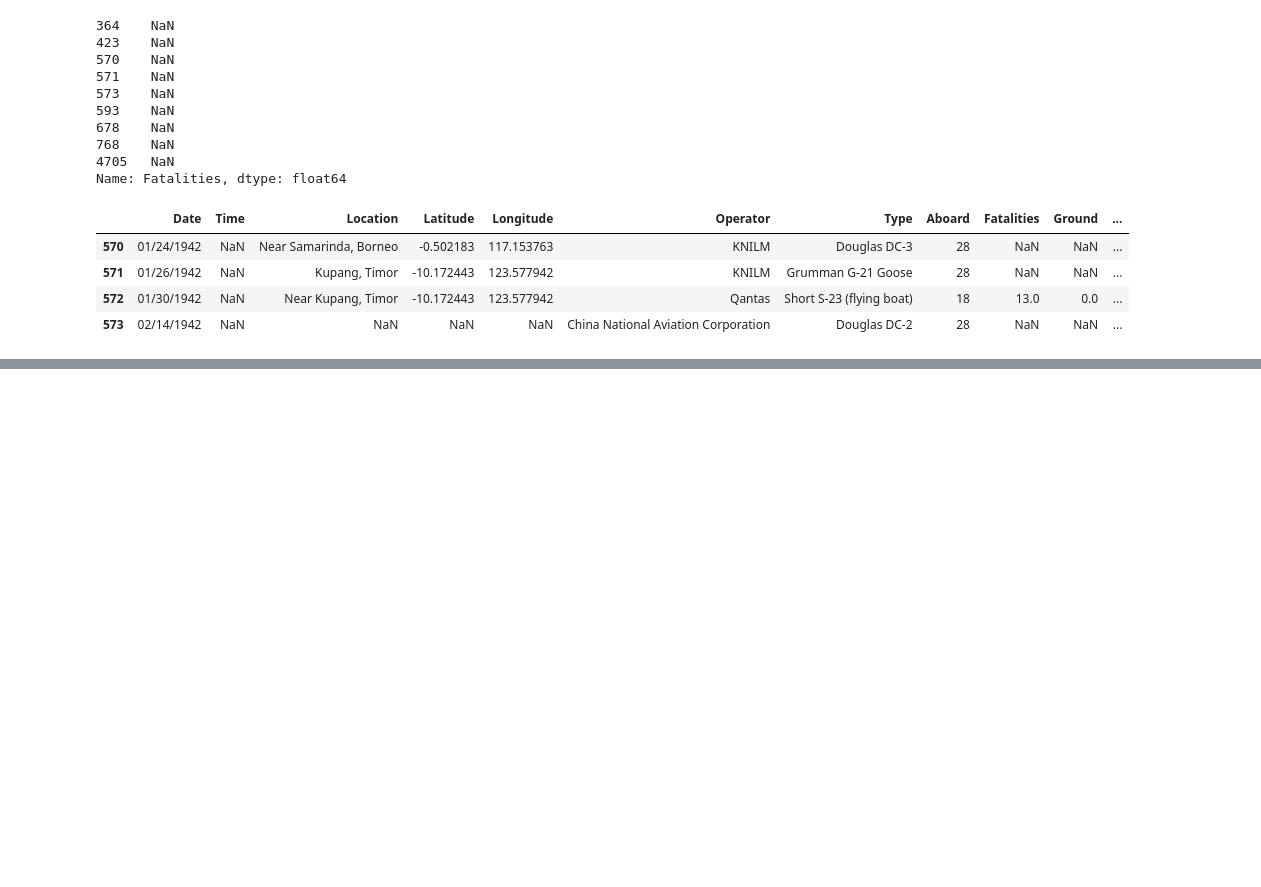
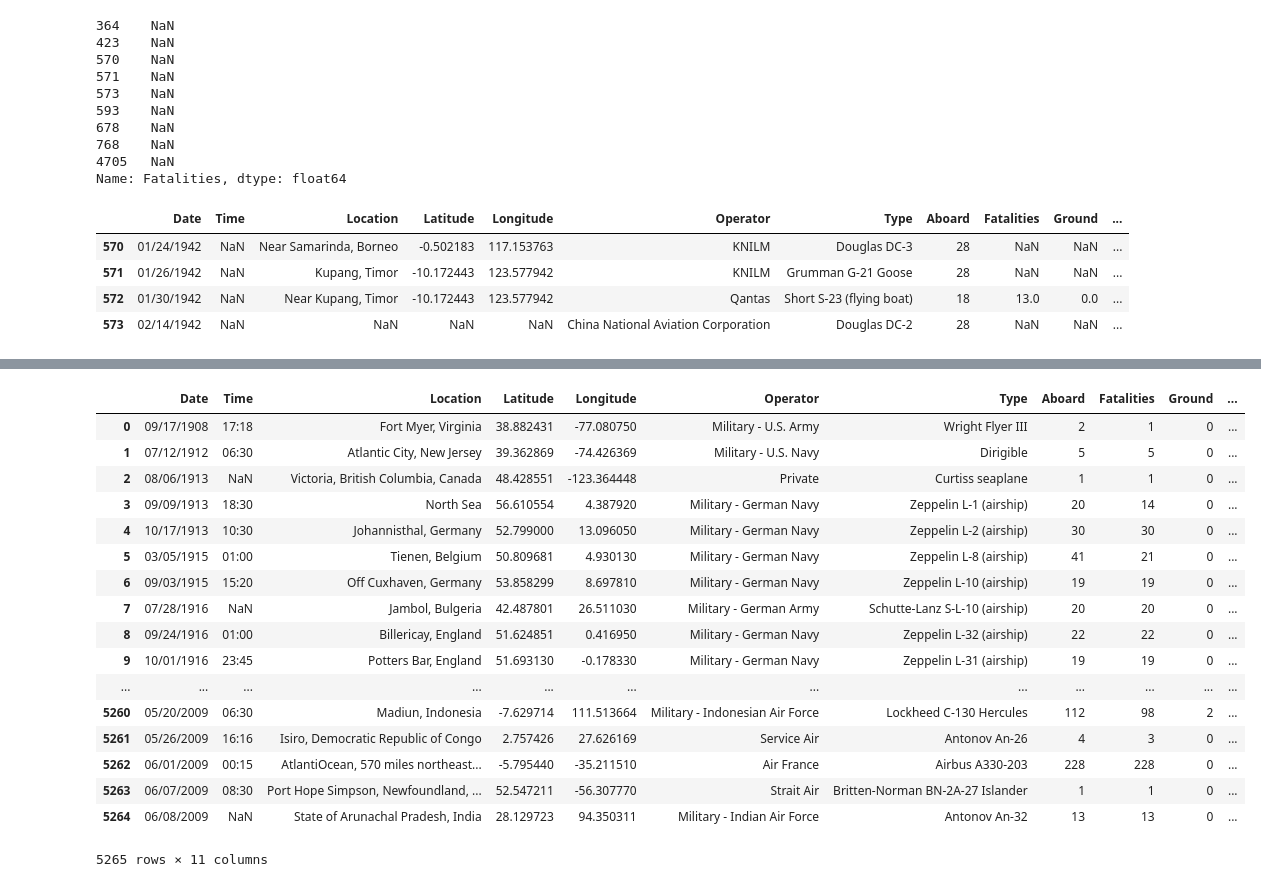
Before and after one commit to CatarinaL/GroupDataVizProjectDIT, a Jupyter notebook: DataPreparation.ipynb, the cells around one changed output, grey strips where cells are left out. Drawn from its saved outputs; the diff is of its cells as text; code cells hidden in the pictures; blank space fills up the shorter version.

Commit message:
DataPreparation almost complete, start of EDA and new clean dataset

```diff
--- a/DataPreparation.ipynb
+++ b/DataPreparation.ipynb
@@ -603,0 +1044,9 @@ Name: Fatalities, dtype: float64
+# %%
+df = dframe.drop([364, 423, 768])
+
+df = df.reset_index(drop=True)
+
+
+df[364:365]
+df_dupes = df.duplicated() #returns a series with bool values
+df_dupes[(df_dupes == True)] #filter: if it returns an empty list, there are no duplicate rows... happy days!
@@ -603,0 +1061,17 @@ Name: Fatalities, dtype: float64
+# %%
+#check if these words are in the values
+df[df.Location.str.contains(r"Near|Off the|Over the")]["Location"]
+
+#to remove/replace those words and then strip trailing whitespaces
+df.Location = df.Location.str.replace("Near", "")
+df.Location = df.Location.str.replace("Off the", "")
+df.Location = df.Location.str.replace("Over the", "")
+df.Location = df.Location.str.strip()
+# %%
+df.Location.replace("", np.nan, inplace = True)
+
+check_nulls("Location", dataframe=df)
+
+df.Summary.replace(np.nan, "No details available.", inplace = True)
+
+check_nulls("Summary", dataframe=df)
@@ -603,0 +1111,12 @@ Name: Fatalities, dtype: float64
+# %%
+
+
+df['Fatalities'] = pd.to_numeric(df['Fatalities'], downcast="integer", errors="coerce")
+
+df.info()
+df["Fatalities"]
+
+df['Ground'] = pd.to_numeric(df['Ground'], downcast="integer", errors="coerce")
+
+df.info()
+df["Ground"]
@@ -603,0 +1163,25 @@ Name: Fatalities, dtype: float64
+# %%
+df.to_csv("dataset/dataframe_export.csv", index=False)
+
+file_path = "dataset/dataframe_export.csv"
+test_exported_df = pd.read_csv(file_path)
+test_exported_df
+# %% [output]
+|  | Date | Time | Location | Latitude | Longitude | Operator | Type | Aboard | Fatalities | Ground | ... |
+| 0 | 09/17/1908 | 17:18 | Fort Myer, Virginia | 38.882431 | -77.080750 | Military - U.S. Army | Wright Flyer III | 2 | 1 | 0 | ... |
+| 1 | 07/12/1912 | 06:30 | Atlantic City, New Jersey | 39.362869 | -74.426369 | Military - U.S. Navy | Dirigible | 5 | 5 | 0 | ... |
+| 2 | 08/06/1913 | NaN | Victoria, British Columbia, Canada | 48.428551 | -123.364448 | Private | Curtiss seaplane | 1 | 1 | 0 | ... |
+| 3 | 09/09/1913 | 18:30 | North Sea | 56.610554 | 4.387920 | Military - German Navy | Zeppelin L-1 (airship) | 20 | 14 | 0 | ... |
+| 4 | 10/17/1913 | 10:30 | Johannisthal, Germany | 52.799000 | 13.096050 | Military - German Navy | Zeppelin L-2 (airship) | 30 | 30 | 0 | ... |
+| 5 | 03/05/1915 | 01:00 | Tienen, Belgium | 50.809681 | 4.930130 | Military - German Navy | Zeppelin L-8 (airship) | 41 | 21 | 0 | ... |
+| 6 | 09/03/1915 | 15:20 | Off Cuxhaven, Germany | 53.858299 | 8.697810 | Military - German Navy | Zeppelin L-10 (airship) | 19 | 19 | 0 | ... |
+| 7 | 07/28/1916 | NaN | Jambol, Bulgeria | 42.487801 | 26.511030 | Military - German Army | Schutte-Lanz S-L-10 (airship) | 20 | 20 | 0 | ... |
+| 8 | 09/24/1916 | 01:00 | Billericay, England | 51.624851 | 0.416950 | Military - German Navy | Zeppelin L-32 (airship) | 22 | 22 | 0 | ... |
+| 9 | 10/01/1916 | 23:45 | Potters Bar, England | 51.693130 | -0.178330 | Military - German Navy | Zeppelin L-31 (airship) | 19 | 19 | 0 | ... |
+| ... | ... | ... | ... | ... | ... | ... | ... | ... | ... | ... | ... |
+| 5260 | 05/20/2009 | 06:30 | Madiun, Indonesia | -7.629714 | 111.513664 | Military - Indonesian Air Force | Lockheed C-130 Hercules | 112 | 98 | 2 | ... |
+| 5261 | 05/26/2009 | 16:16 | Isiro, Democratic Republic of Congo | 2.757426 | 27.626169 | Service Air | Antonov An-26 | 4 | 3 | 0 | ... |
+| 5262 | 06/01/2009 | 00:15 | AtlantiOcean, 570 miles northeast... | -5.795440 | -35.211510 | Air France | Airbus A330-203 | 228 | 228 | 0 | ... |
+| 5263 | 06/07/2009 | 08:30 | Port Hope Simpson, Newfoundland, ... | 52.547211 | -56.307770 | Strait Air | Britten-Norman BN-2A-27 Islander | 1 | 1 | 0 | ... |
+| 5264 | 06/08/2009 | NaN | State of Arunachal Pradesh, India | 28.129723 | 94.350311 | Military - Indian Air Force | Antonov An-32 | 13 | 13 | 0 | ... |
+5265 rows × 11 columns
```
Also changed, not shown: parts of 53 cells of this notebook, 3 other files.
